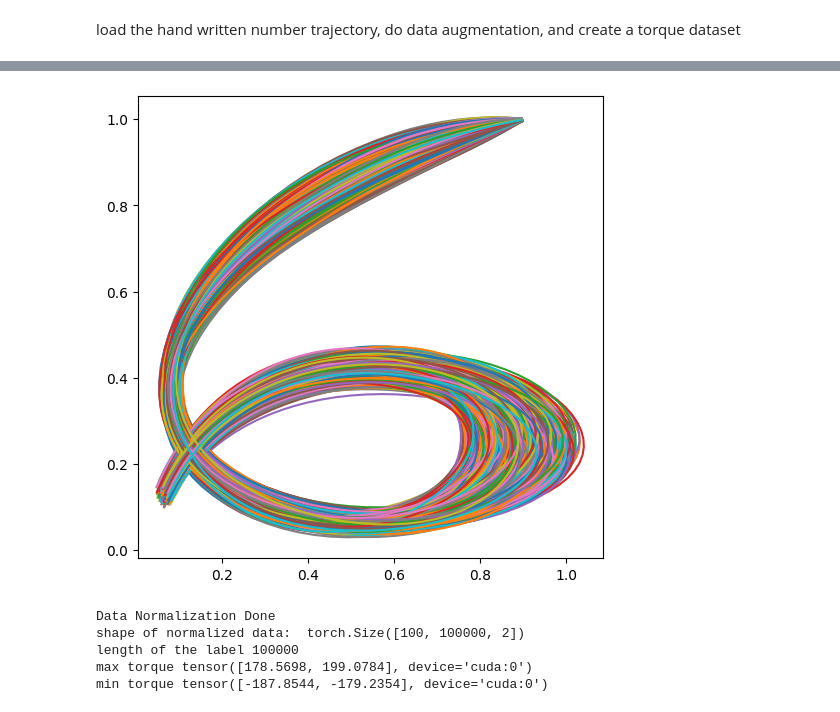
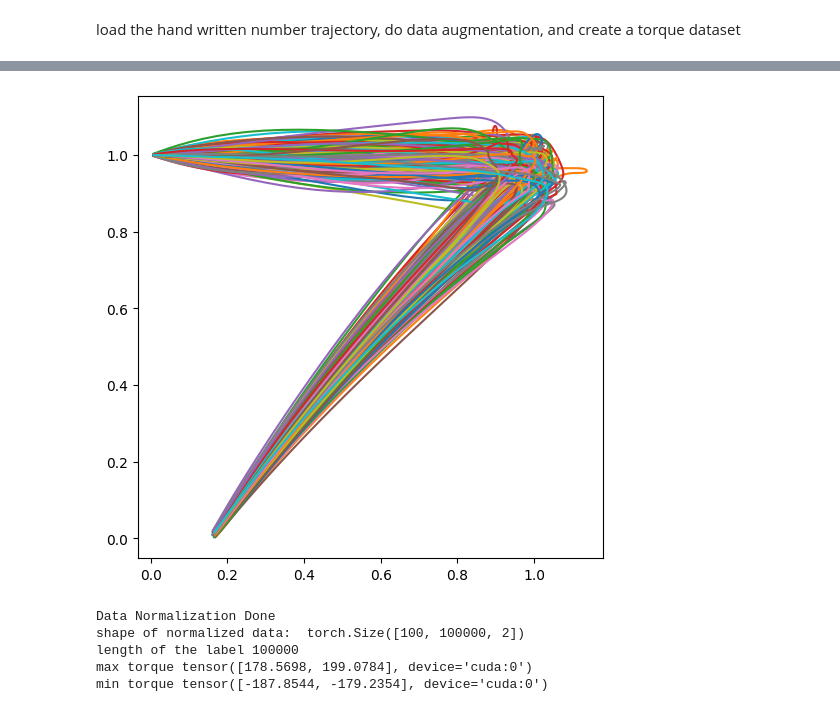
Before and after one commit to xu-george/VAE_DMP_mani_new, a Jupyter notebook: number_write_task/create_torque_data.ipynb, the cells around one changed output, grey strips where cells are left out. Cells and saved outputs as stored; diff of their text form; code cells hidden in the pictures.

```diff
--- a/number_write_task/create_torque_data.ipynb
+++ b/number_write_task/create_torque_data.ipynb
@@ -46,17 +46,17 @@ torque_loader.save_data("../data/number_write/train_torque")
 # %%
 # plot the augmented data
-check_number = 6
+check_number = 7
 plt.figure(2, figsize=(6, 6))
 # load all the data in the loader
 for i in range(len(torque_loader)):
     inter, label = torque_loader.paths[i],torque_loader.labels[i]
     if label[0] == check_number:
         plt.plot(inter[:, 0], inter[:, 1])
 
 plt.axis("equal")
 plt.show()
 # %% [output]
-[figure, old version]
+[figure, new version]
 # %%
 # show normalized data, and denormalized data
 torque_loader.normalize_data(device=device)
```
Also changed, not shown: parts of 3 cells of this notebook, 26 other files.
